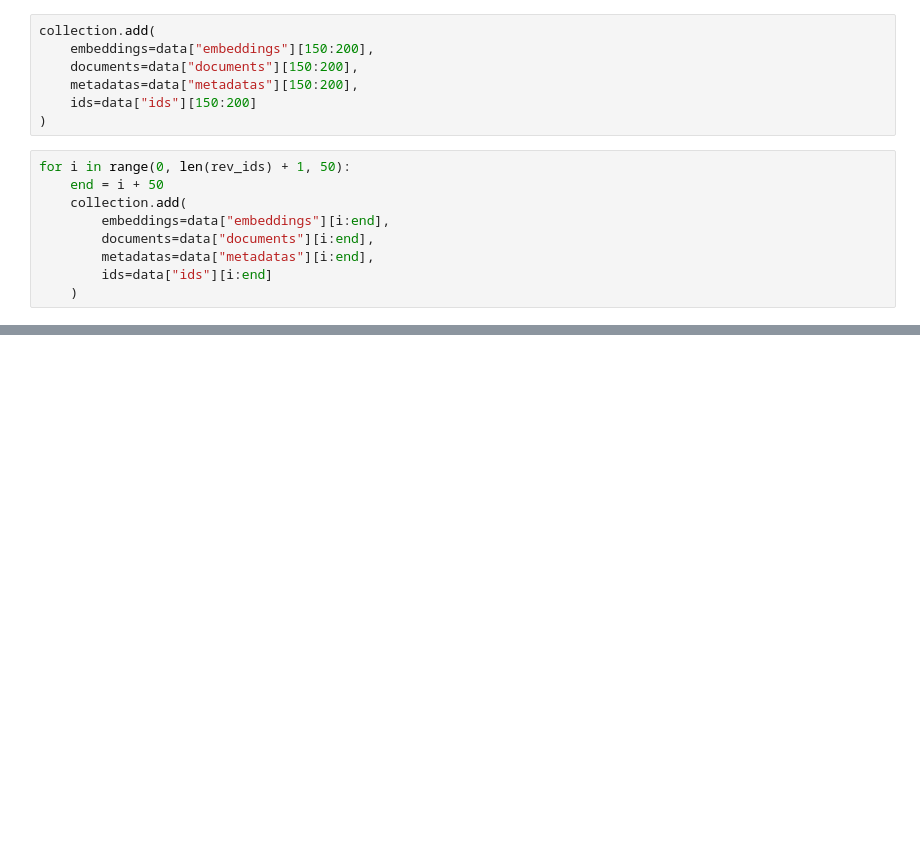
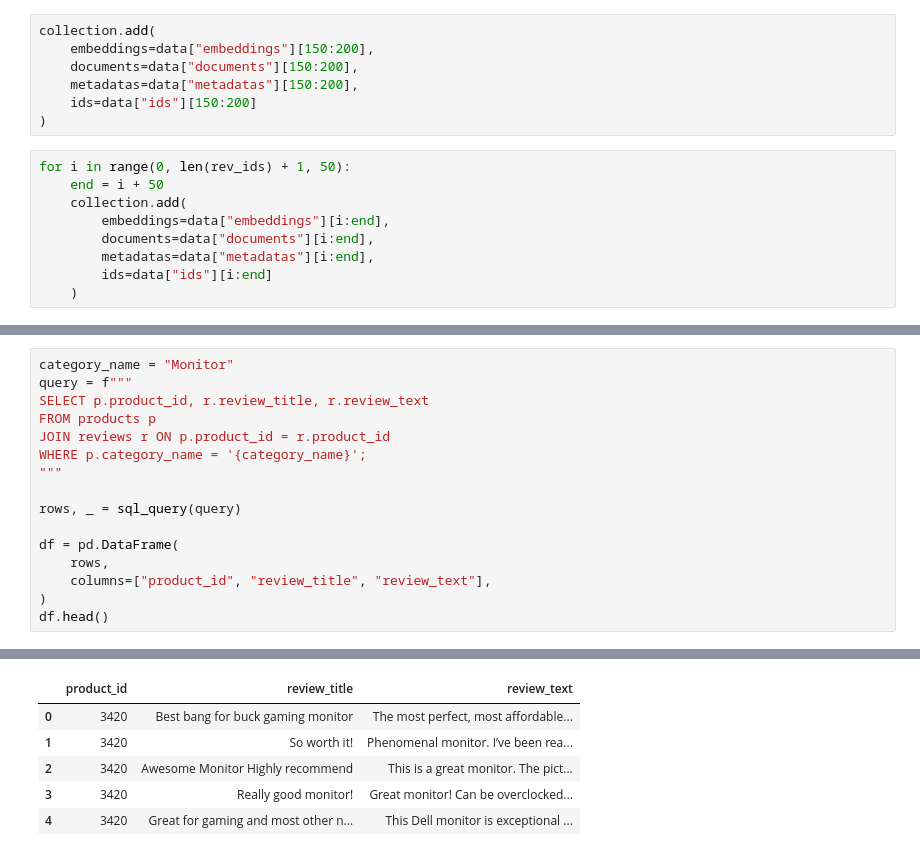
Before and after one commit to dipan99/prodlens, a Jupyter notebook: test.ipynb, the cells around one changed output, grey strips where cells are left out. Saved outputs shown, nothing was run; the diff lists cells and outputs as text; blank space fills up the shorter version.

```diff
--- a/test.ipynb
+++ b/test.ipynb
@@ -473,0 +537,17 @@ len(collection.get()["ids"])
+# %%
+category_name = "Monitor"
+query = f"""
+SELECT p.product_id, r.review_title, r.review_text
+FROM products p
+JOIN reviews r ON p.product_id = r.product_id
+WHERE p.category_name = '{category_name}';
+"""
+
+rows, _ = sql_query(query)
+
+df = pd.DataFrame(
+    rows,
+    columns=["product_id", "review_title", "review_text"],
+)
+df.head()
+# %% [output]
@@ -473,0 +555,6 @@ len(collection.get()["ids"])
+|  | product_id | review_title | review_text |
+| 0 | 3420 | Best bang for buck gaming monitor | The most perfect, most affordable... |
+| 1 | 3420 | So worth it! | Phenomenal monitor. I’ve been rea... |
+| 2 | 3420 | Awesome Monitor Highly recommend | This is a great monitor. The pict... |
+| 3 | 3420 | Really good monitor! | Great monitor! Can be overclocked... |
+| 4 | 3420 | Great for gaming and most other n... | This Dell monitor is exceptional ... |
```
Also changed, not shown: parts of 13 cells of this notebook.
